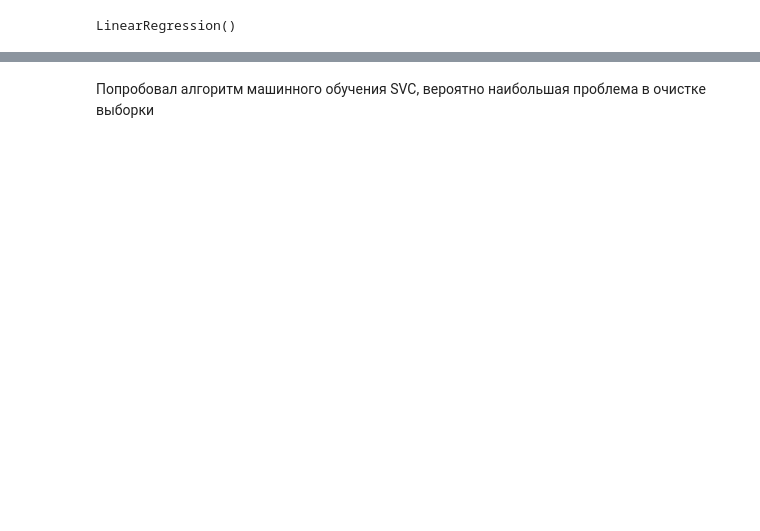
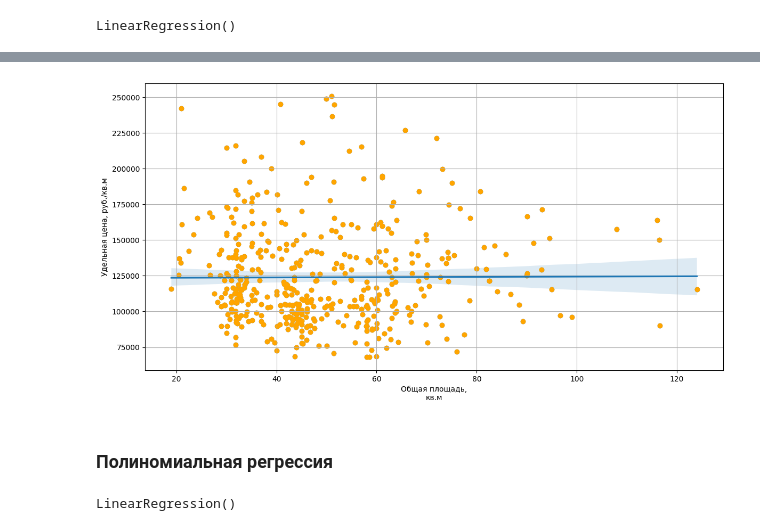
Before and after one commit to ITrickStar/RegressionAnalysis, a Jupyter notebook: report3.ipynb, the cells around one changed output, grey strips where cells are left out. Drawn from its saved outputs; the diff is of its cells as text; code cells hidden in the pictures; blank space fills up the shorter version.

```diff
--- a/report3.ipynb
+++ b/report3.ipynb
@@ -8,6 +6,7 @@ import matplotlib.pyplot as plt
 # %%
-# Очистка датасета из предыдущего отчета
 def clean_dataset(dataset):
+    dataset.drop_duplicates()
+
     for i in range(dataset.columns.size):
         if (dataset[dataset.columns[i]].isnull().sum() and float(dataset[dataset.columns[i]].isnull().sum()) < dataset.shape[0]/90):
             dataset.dropna(subset=[dataset.columns[i]], inplace=True)
@@ -24,15 +23,9 @@ def clean_dataset(dataset):
     dataset['Детский сад\nм'].fillna(
         dataset['Детский сад\nм'].median(axis=0), inplace=True)
 
+    numdata = dataset.select_dtypes(include=["number"])
+    for i in range(numdata.columns.size):
+        dataset = dataset[
+            (dataset[numdata.columns[i]] >= dataset[numdata.columns[i]].quantile(0.005)) & (dataset[numdata.columns[i]] <= dataset[numdata.columns[i]].quantile(0.995))]
+
     return dataset
-
-# категориальный параметр из числового (легче просто использовать команду напрямую)
-def number_to_categorical(data, name, div, lbl):
-    data[name] = pd.cut(x=data[name], bins=div, labels=lbl, include_lowest=True, right=False)
-
-# логарифмическая гистограмма
-def hist(dataset):
-    dataset['Удельная цена, руб./кв.м'].hist(bins=20)
-    plt.show()
-    dataset['Удельная цена, руб./кв.м'].apply(np.log).hist(bins=20)
-    plt.show()
@@ -371,2 +199,0 @@ Adjusted R-squared: 0.31118203607340367
-# %% [markdown]
-Попробовал алгоритм машинного обучения SVC, вероятно наибольшая проблема в очистке выборки
@@ -381,0 +200,25 @@ Adjusted R-squared: 0.31118203607340367
+# %%
+f, ax = plt.subplots(figsize=(14, 7))
+sns.regplot(y=y_test, x=X_test['Общая площадь,\nкв.м'])
+plt.scatter(X_test['Общая площадь,\nкв.м'], y_test, color="orange")
+plt.grid(True)
+plt.show()
+# %% [output]
+[figure, added]
+# %% [markdown]
+### Полиномиальная регрессия
+# %%
+from sklearn.preprocessing import PolynomialFeatures
+
+poly=PolynomialFeatures(degree=2)
+
+pf_train = poly.fit_transform(X_train)
+pf_test = poly.fit_transform(X_test)
+
+X = pf_train
+y = y_train
+
+pfregressor = LinearRegression()
+pfregressor.fit(pf_train, y_train)
+# %% [output]
+LinearRegression()
```
Also changed, not shown: parts of 54 cells of this notebook, 8 other files.
